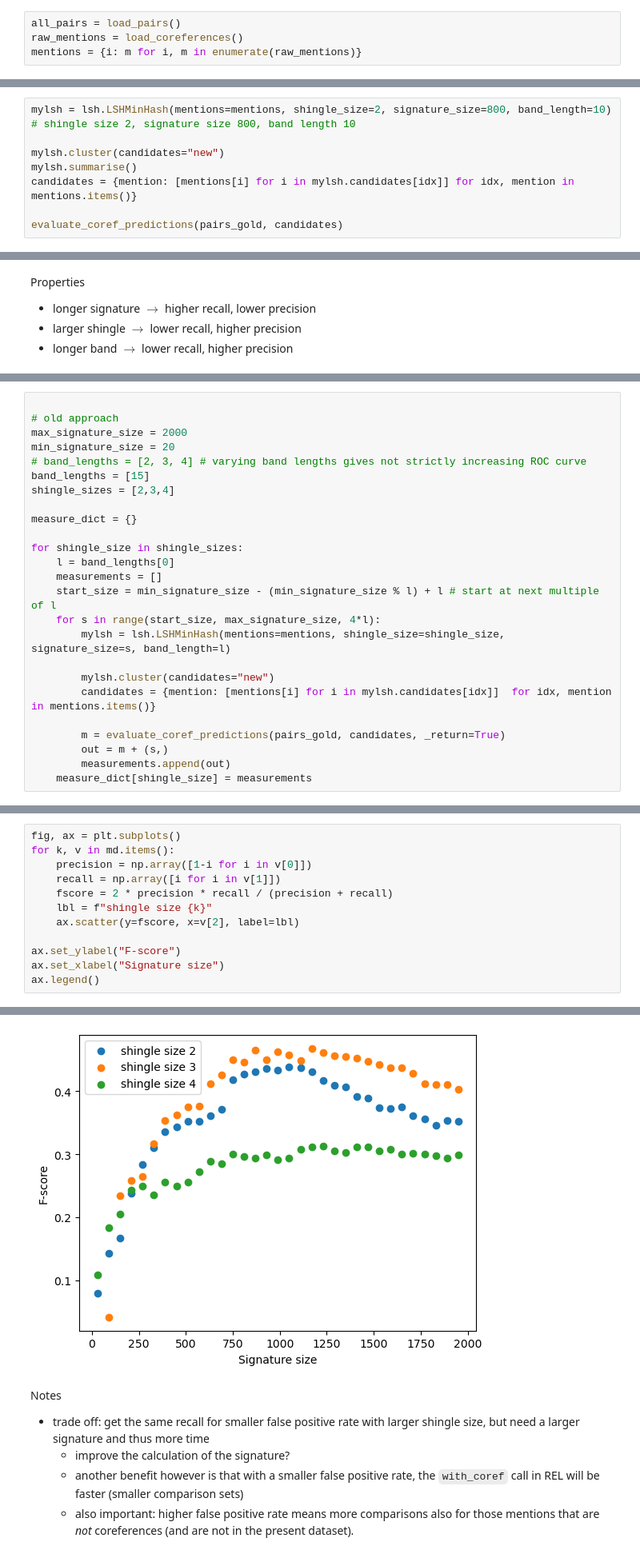
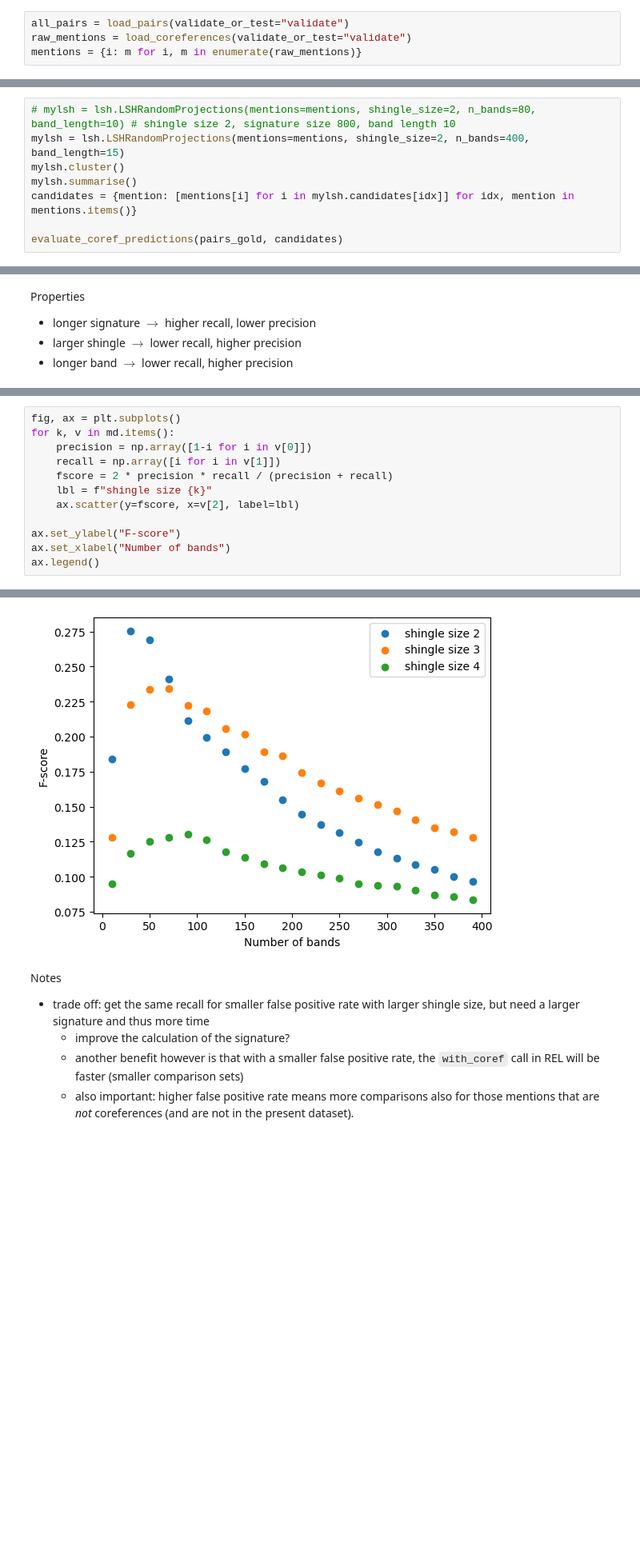
Before and after one commit to f-hafner/lsh_coreferences, a Jupyter notebook: performance_lsh.ipynb, the cells around one changed output, grey strips where cells are left out. Shown at 80% size. Cells and saved outputs as stored; diff of their text form; blank space fills up the shorter version.

Commit message:
use validation instead of test data for lsh params

```diff
--- a/performance_lsh.ipynb
+++ b/performance_lsh.ipynb
@@ -13,8 +13,8 @@ import cProfile
 
 scaling_factor = 5 # multiply size the original data set by this factor
 # %%
-all_pairs = load_pairs()
-raw_mentions = load_coreferences()
+all_pairs = load_pairs(validate_or_test="validate")
+raw_mentions = load_coreferences(validate_or_test="validate")
 mentions = {i: m for i, m in enumerate(raw_mentions)}
 # %% [markdown]
 #### Effectiveness
@@ -54,9 +54,9 @@ for pair_doc in all_pairs.values():
 # %% [markdown]
 Make signature with a while loop
 # %%
-mylsh = lsh.LSHMinHash(mentions=mentions, shingle_size=2, signature_size=800, band_length=10) # shingle size 2, signature size 800, band length 10
-
-mylsh.cluster(candidates="new")
+# mylsh = lsh.LSHRandomProjections(mentions=mentions, shingle_size=2, n_bands=80, band_length=10) # shingle size 2, signature size 800, band length 10
+mylsh = lsh.LSHRandomProjections(mentions=mentions, shingle_size=2, n_bands=400, band_length=15)
+mylsh.cluster()
 mylsh.summarise()
 candidates = {mention: [mentions[i] for i in mylsh.candidates[idx]] for idx, mention in mentions.items()}
 
@@ -101,28 +99,3 @@ for shingle_size in shingle_sizes:
-# %%
-
-# old approach
-max_signature_size = 2000
-min_signature_size = 20
-# band_lengths = [2, 3, 4] # varying band lengths gives not strictly increasing ROC curve
-band_lengths = [15]
-shingle_sizes = [2,3,4]
-
-measure_dict = {}
-
-for shingle_size in shingle_sizes:
-    l = band_lengths[0]
-    measurements = []
-    start_size = min_signature_size - (min_signature_size % l) + l # start at next multiple of l
-    for s in range(start_size, max_signature_size, 4*l):
-        mylsh = lsh.LSHMinHash(mentions=mentions, shingle_size=shingle_size, signature_size=s, band_length=l)
-
-        mylsh.cluster(candidates="new")
-        candidates = {mention: [mentions[i] for i in mylsh.candidates[idx]]  for idx, mention in mentions.items()}
-
-        m = evaluate_coref_predictions(pairs_gold, candidates, _return=True)
-        out = m + (s,)
-        measurements.append(out)
-    measure_dict[shingle_size] = measurements
 # %%
 md = {k: [
     [1 - i[0] for i in measures], # fpr
@@ -145,18 +118,18 @@ ax.legend()
 # %%
 fig, ax = plt.subplots()
 for k, v in md.items():
     precision = np.array([1-i for i in v[0]])
     recall = np.array([i for i in v[1]])
     fscore = 2 * precision * recall / (precision + recall)
     lbl = f"shingle size {k}"
     ax.scatter(y=fscore, x=v[2], label=lbl)
 
 ax.set_ylabel("F-score")
-ax.set_xlabel("Signature size")
+ax.set_xlabel("Number of bands")
 ax.legend()
 # %% [output]
 <matplotlib.legend.Legend at 0x...>
-[figure, old version]
+[figure, new version]
 # %% [markdown]
 Notes
 - trade off: get the same recall for smaller false positive rate with larger shingle size, but need a larger signature and thus more time
```
Also changed, not shown: parts of 12 cells of this notebook, 1 other file.
